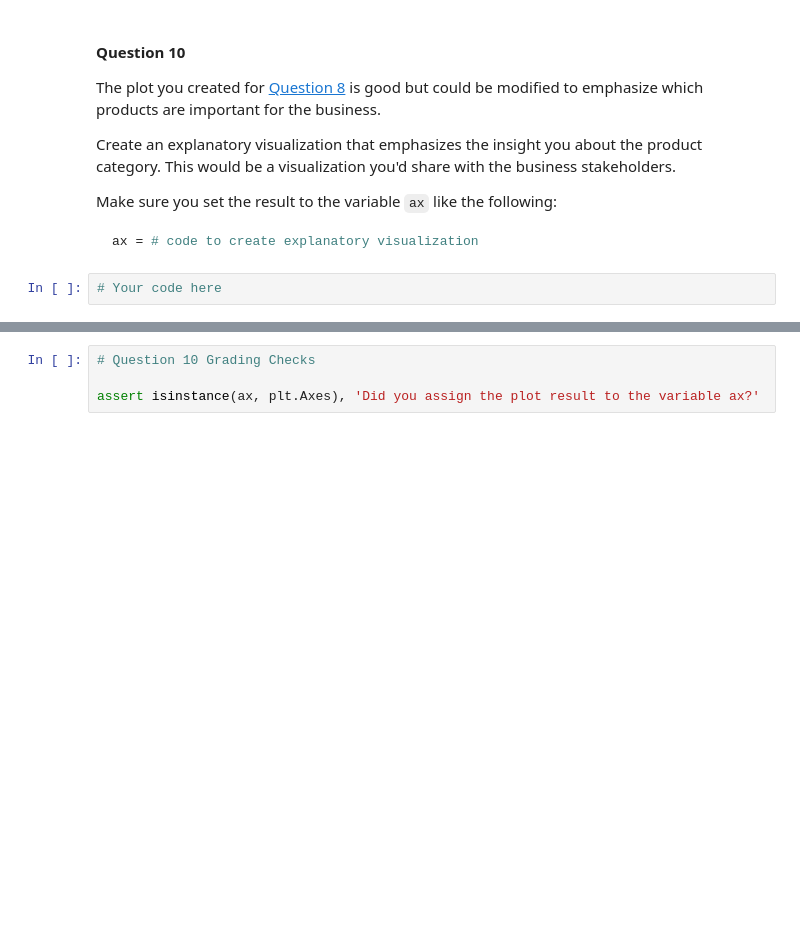
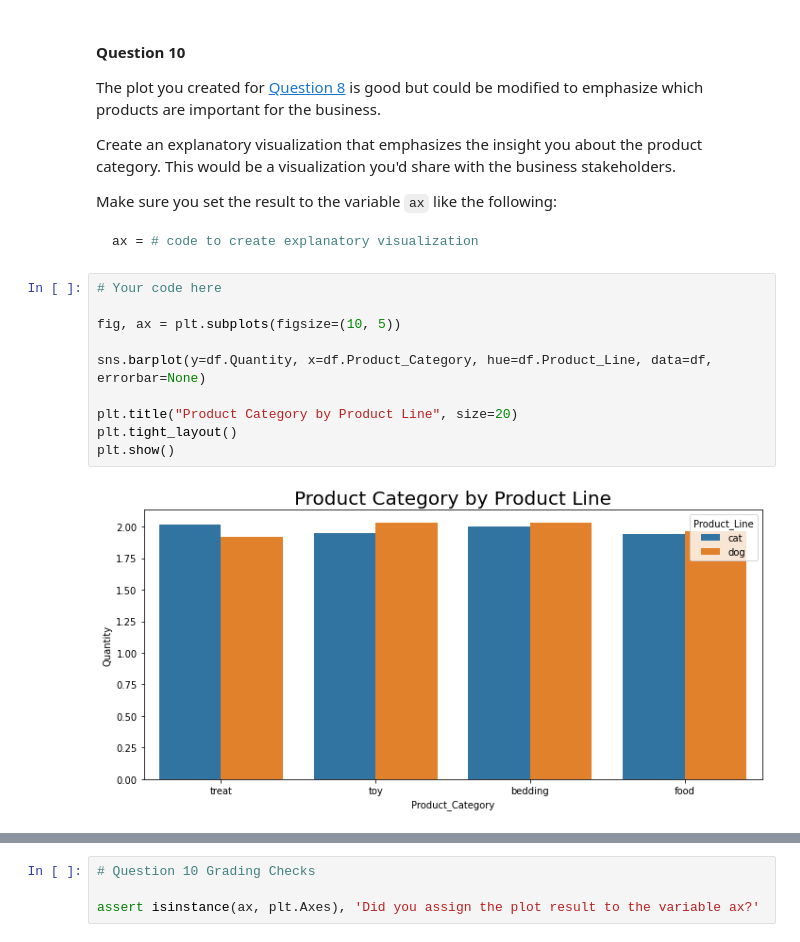
Before and after one commit to dennislamcv1/MetaMarketingAnalytics, a Jupyter notebook: Python Data Analytics/full_osemn.ipynb, the cells around one changed output, grey strips where cells are left out. Cells and saved outputs as stored; diff of their text form; blank space fills up the shorter version.

````diff
--- a/Python Data Analytics/full_osemn.ipynb
+++ b/Python Data Analytics/full_osemn.ipynb
@@ -227,5 +541,15 @@ Make sure you set the result to the variable `ax` like the following:
 ```python
 ax = # code to create explanatory visualization
 ```
-# %%
-# Your code here
+# %%
+# Your code here
+
+fig, ax = plt.subplots(figsize=(10, 5))
+
+sns.barplot(y=df.Quantity, x=df.Product_Category, hue=df.Product_Line, data=df, errorbar=None)
+
+plt.title("Product Category by Product Line", size=20)
+plt.tight_layout()
+plt.show()
+# %% [output]
+[figure, added]
````
Also changed, not shown: parts of 47 cells of this notebook, 8 other files.
